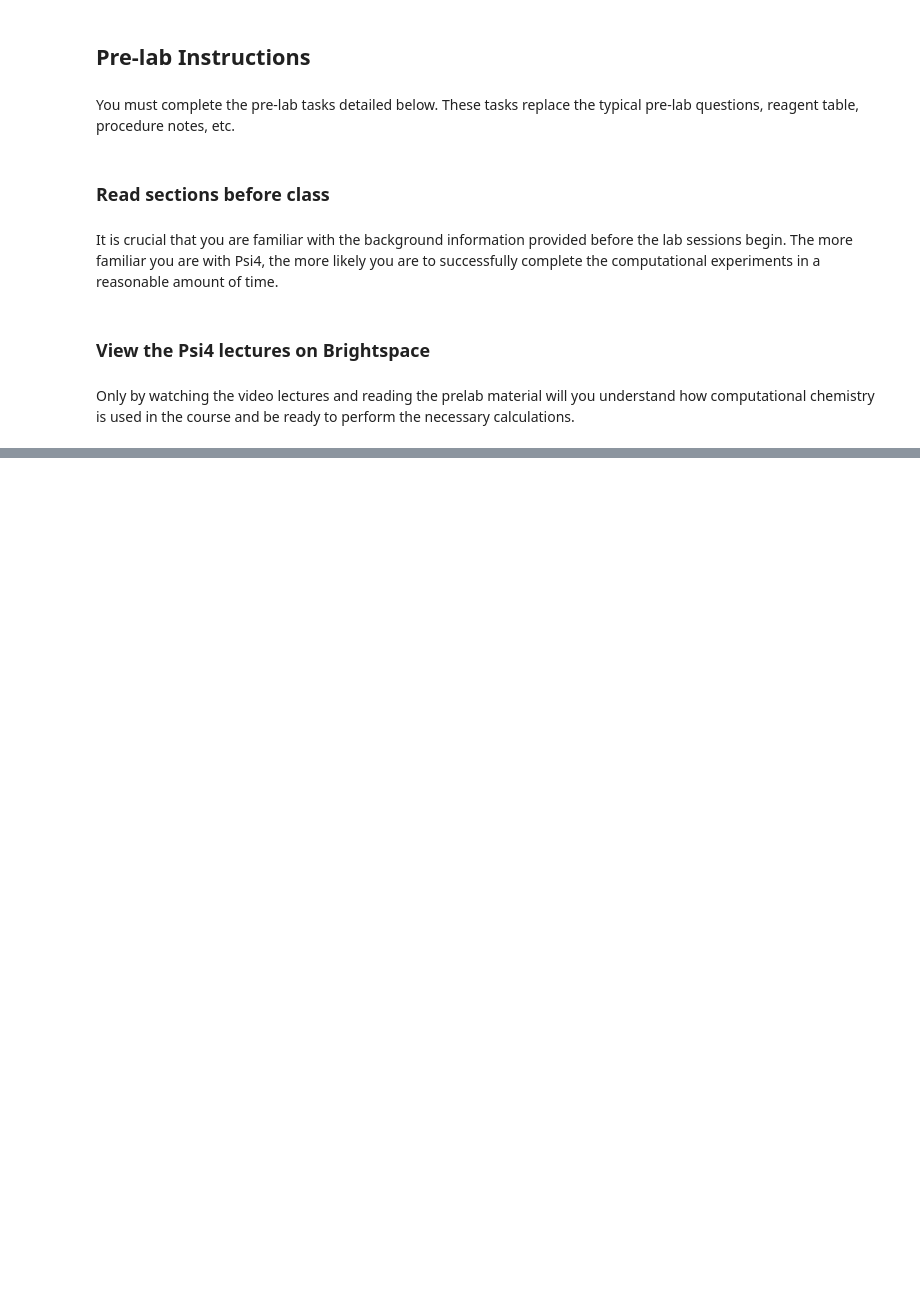
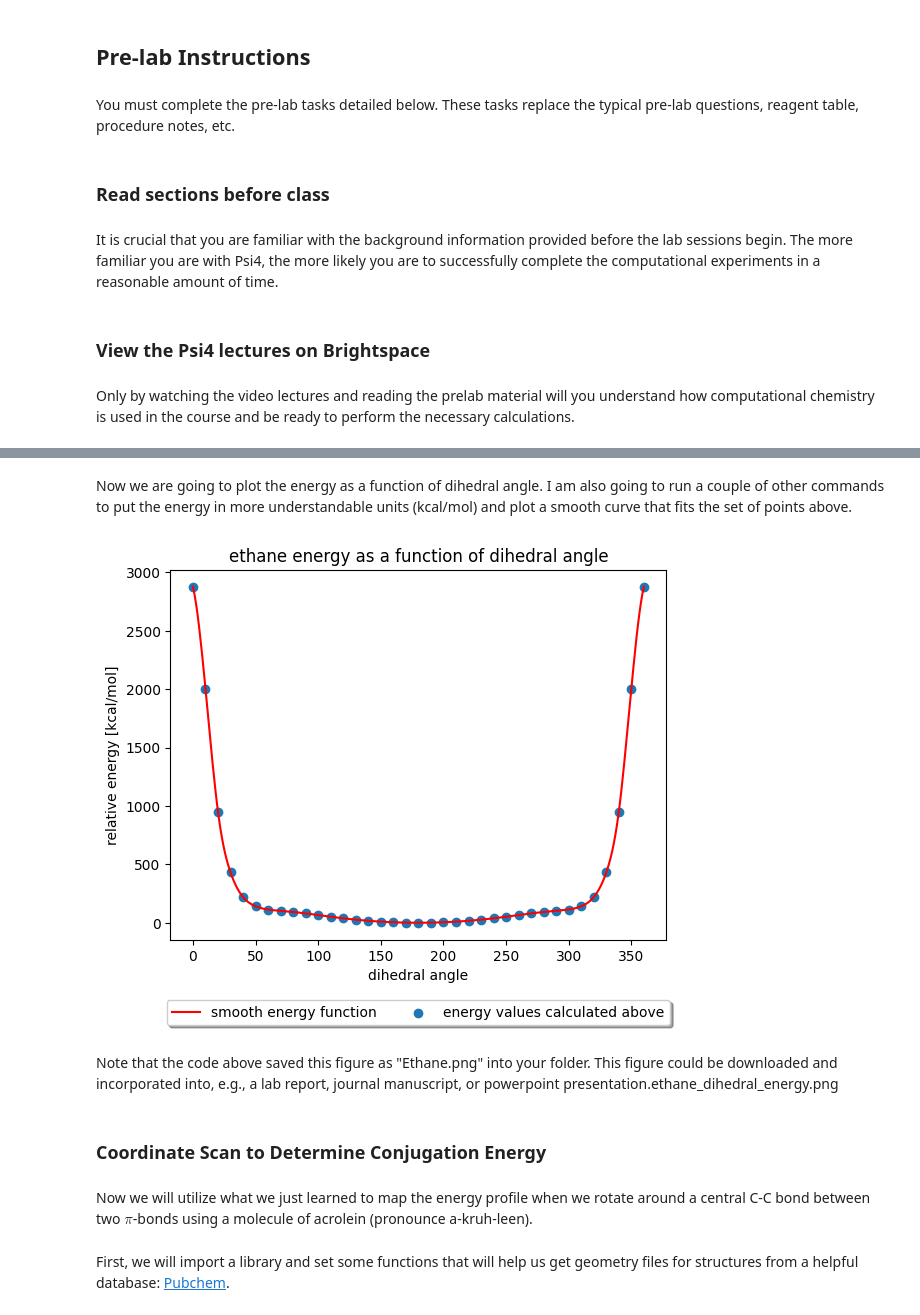
Before and after one commit to mrsiebert/chm445-test, a Jupyter notebook: Modeling_Lab.ipynb, the cells around one changed output, grey strips where cells are left out. Drawn from its saved outputs; the diff is of its cells as text; code cells hidden in the pictures; blank space fills up the shorter version.

```diff
--- a/Modeling_Lab.ipynb
+++ b/Modeling_Lab.ipynb
@@ -24,0 +211,22 @@ ready to perform the necessary calculations.
+# %%
+x = []
+y = []
+
+dihedrals = np.arange (0,370, 10)
+for d in dihedrals:
+    geometry = f"""
+    C
+    C 1 1.5307
+    H 1 1.0936 2 111.3578
+    H 1 1.0936 2 111.3578 3 120
+    H 1 1.0936 2 111.3578 3 240
+    H 2 1.0936 1 111.3578 3 {d}
+    H 2 1.0936 1 111.3578 3 {d+120}
+    H 2 1.0936 1 111.3578 3 {d+240}
+    """
+
+    ethane = psi4.geometry(geometry)
+    E, wfn = psi4.energy('scf/6-31g',molecule=ethane, return_wfn=True)
+    print (d,E)
+    x.append(d)
+    y.append(E)
@@ -24,0 +251,31 @@ ready to perform the necessary calculations.
+# %% [markdown]
+Now we are going to plot the energy as a function of dihedral angle. I am also going to run a couple of other commands to put the energy in more understandable units (kcal/mol) and plot a smooth curve that fits the set of points above.
+# %%
+from matplotlib import pyplot as plt
+from scipy.interpolate import make_interp_spline, BSpline
+
+new_y = []
+for i in y:
+  new_y.append(627.51*(i-min(y)))
+
+xnew = np.linspace(min(x), max(x), 300)
+spl = make_interp_spline(x, new_y, k=3)  # type: BSpline
+power_smooth = spl(xnew)
+plt.plot(xnew, power_smooth, color='red', label="smooth energy function")
+plt.scatter(x,new_y, label="energy values calculated above")
+plt.legend(loc='lower center', bbox_to_anchor=(0.5, -0.25),
+          ncol=3, fancybox=True, shadow=True)
+plt.title('ethane energy as a function of dihedral angle')
+plt.xlabel('dihedral angle')
+plt.ylabel('relative energy [kcal/mol]')
+plt.savefig('ethane_dihedral_energy.png', bbox_inches='tight')
+# %% [output]
+[figure, added]
+# %% [markdown]
+Note that the code above saved this figure as "Ethane.png" into your folder. This figure could be downloaded and incorporated into, e.g., a lab report, journal manuscript, or powerpoint presentation.ethane_dihedral_energy.png
+# %% [markdown]
+### Coordinate Scan to Determine Conjugation Energy
+# %% [markdown]
+Now we will utilize what we just learned to map the energy profile when we rotate around a central C-C bond between two $\pi$-bonds using a molecule of acrolein (pronounce a-kruh-leen).
+# %% [markdown]
+First, we will import a library and set some functions that will help us get geometry files for structures from a helpful database: [Pubchem](https://pubchem.ncbi.nlm.nih.gov/).
```
Also changed, not shown: parts of 75 cells of this notebook.
